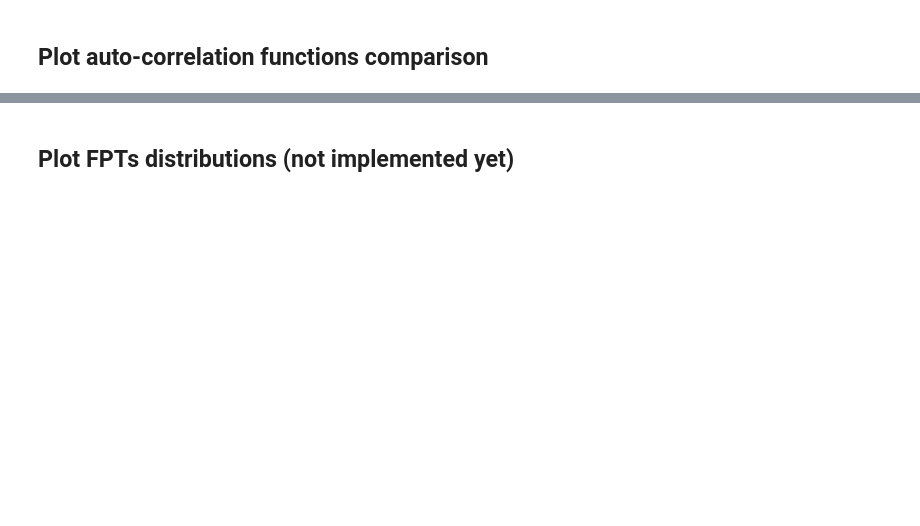
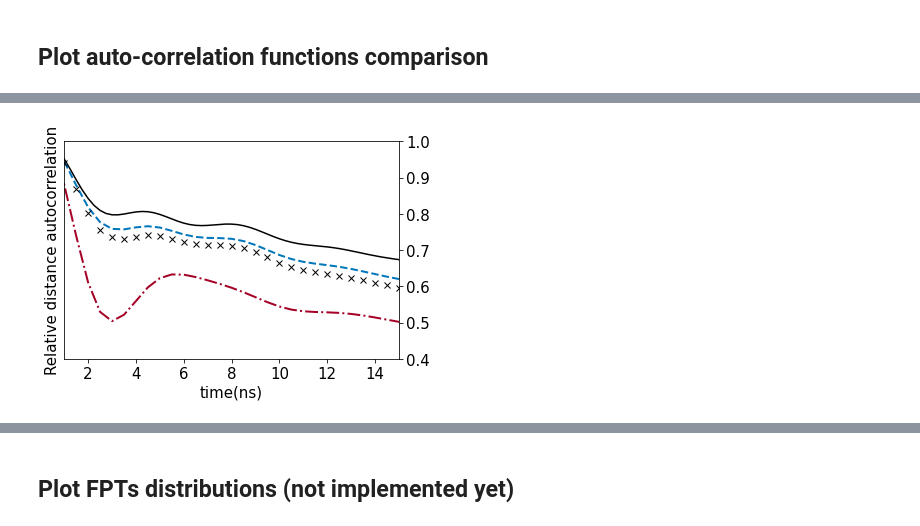
Before and after one commit to maojrs/deepRD, a Jupyter notebook: notebooks/stochasticClosure/03_plotComparisonDimer.ipynb, the cells around one changed output, grey strips where cells are left out. Drawn from its saved outputs; the diff is of its cells as text; code cells hidden in the pictures; blank space fills up the shorter version.

```diff
--- a/notebooks/stochasticClosure/03_plotComparisonDimer.ipynb
+++ b/notebooks/stochasticClosure/03_plotComparisonDimer.ipynb
@@ -379,18 +425,23 @@ for i in range(numConditions):
 # %%
 f, (ax1) = plt.subplots(1, 1, figsize=(6,4)) #fig, ax = plt.subplots()
 time = dt*integratorStride*acf_stride*np.linspace(1,lagtimesteps,lagtimesteps)
 ax1.plot(time, ACF_ref_relpos, '-k', label = 'benchmark')
 # Plot reduced models
+sampleStep = 2
 for i in range(numConditions):
     index = trajIndexes[i]
-    ax1.plot(time, ACF_relpos[i], lineTypeList[i], lw = lwList[i], label = labelList[index])
+    time_resampled = time[1::sampleStep] # resample to only plot every 10th or so point
+    ACF_relpos_resampled = ACF_relpos[i][1::sampleStep]
+    ax1.plot(time_resampled, ACF_relpos_resampled, lineTypeList[i], lw = lwList[i], label = labelList[index])
 ax1.set_xlabel('time(ns)')
 ax1.set_ylabel('Relative distance autocorrelation')
 ax1.yaxis.tick_right()
-ax1.set_xlim([0,30])
-#ax1.set_ylim([0.4,1])
+ax1.set_xlim([1,15])
+ax1.set_ylim([0.4,1])
 #ax1.legend()
-plt.savefig('relativeDistance_autocorr_global_bias_box' + str(boxsize) + '.pdf')
+plt.savefig('relativeDistance_autocorr_global_bias_box' + str(boxsize) + '_zoom.pdf')
+# %% [output]
+[figure, added]
 # %%
 f, (ax1) = plt.subplots(1, 1, figsize=(6,4)) #fig, ax = plt.subplots()
 time = dt*integratorStride*acf_stride*np.linspace(1,lagtimesteps,lagtimesteps)
```
Also changed, not shown: parts of 15 cells of this notebook.
